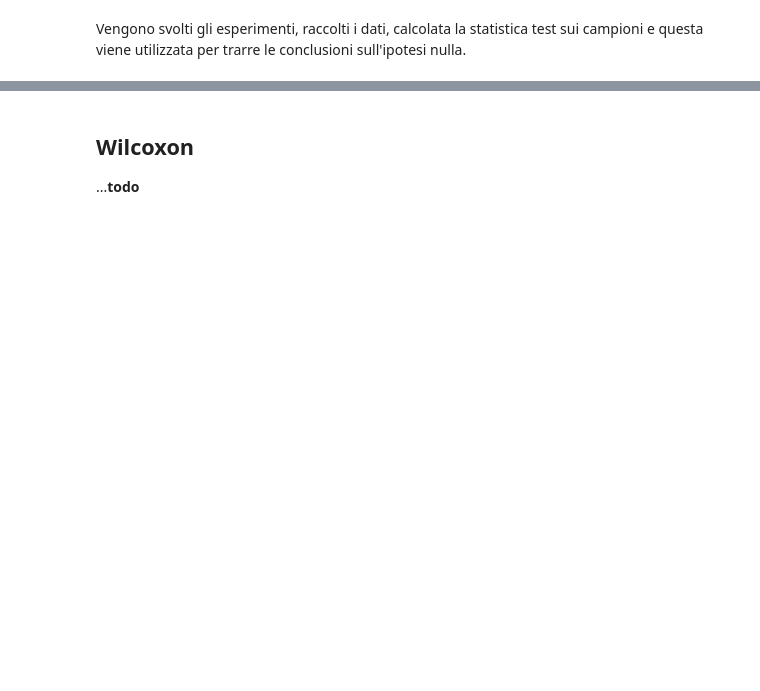
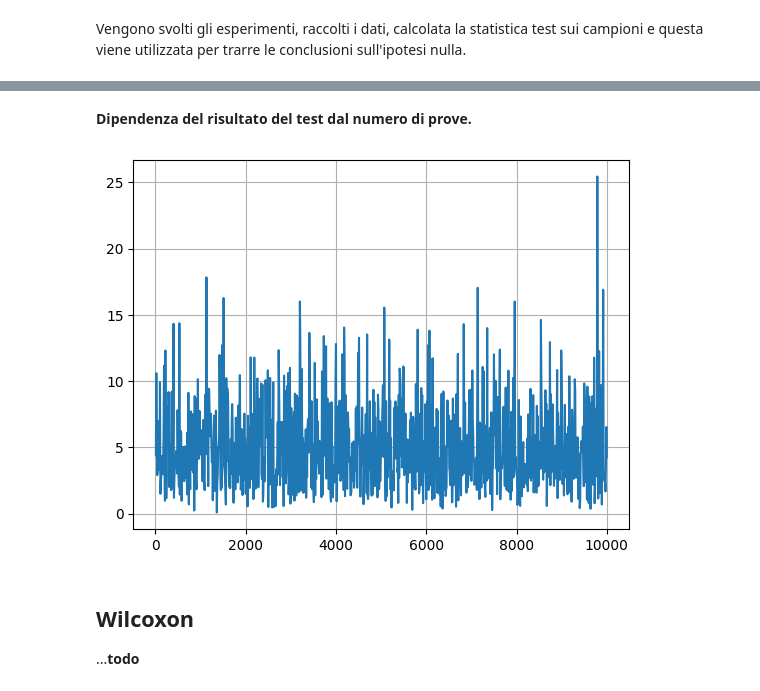
Before and after one commit to Basics2022/bbooks-programming-hs, a Jupyter notebook: _sources/ch/statistics/hp-test-single.ipynb, the cells around one changed output, grey strips where cells are left out. Cells and saved outputs as stored; diff of their text form; code cells hidden in the pictures; blank space fills up the shorter version.

```diff
--- a/_sources/ch/statistics/hp-test-single.ipynb
+++ b/_sources/ch/statistics/hp-test-single.ipynb
@@ -215,3 +238,17 @@ Experiment: Rigged, nrolls: 1000
+# %% [markdown]
+**Dipendenza del risultato del test dal numero di prove.**
+# %%
+nrolls_v = np.arange(10, 10001, 10)
+X2_m = np.zeros((len(nrolls_v), n_exp), dtype=float)
+
+for iroll in range(len(nrolls_v)):
+    freq, X2_m[iroll,:] = run_experiments(categ, prob_l, nrolls_v[iroll])
+# %%
+plt.figure()
+plt.plot(nrolls_v, X2_m[:,0])
+plt.grid()
+# %% [output]
+[figure, added]
 # %% [markdown]
 ## Wilcoxon
 
```
Also changed, not shown: parts of 7 cells of this notebook, 4 other files.
